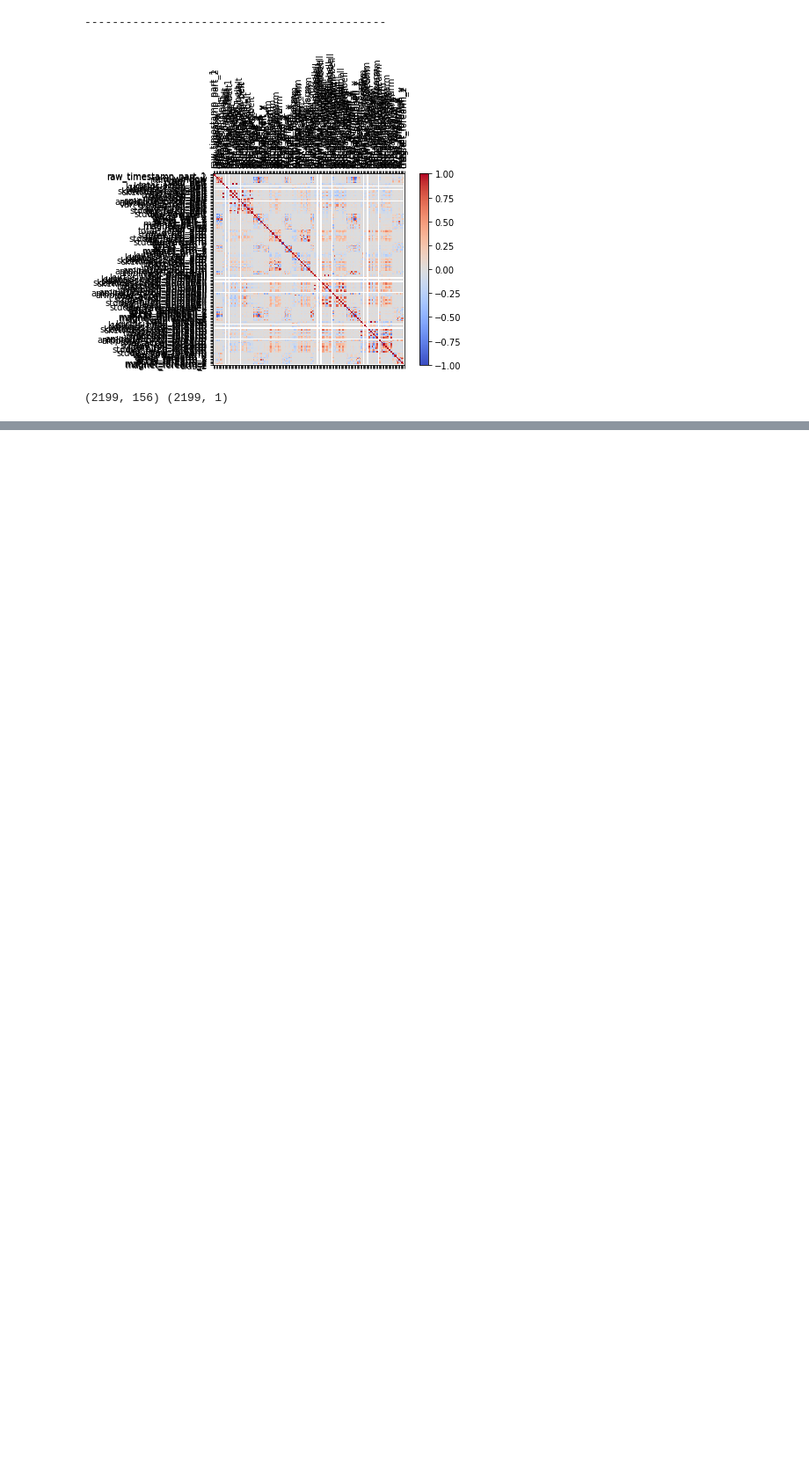
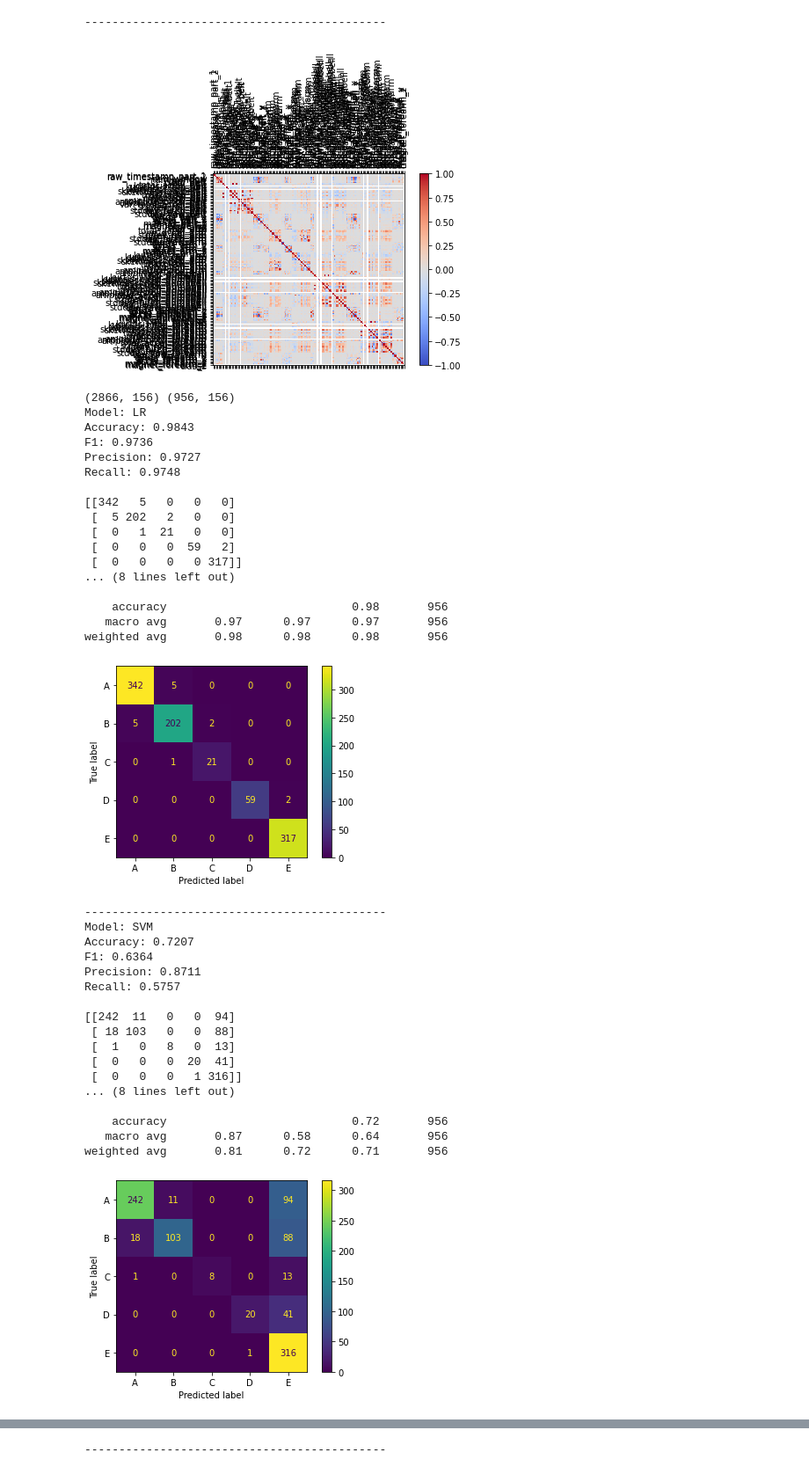
Before and after one commit to pythrick/arquitetura-dados, a Jupyter notebook: jupyter_patrick.ipynb, the cells around one changed output, grey strips where cells are left out. Shown at 88% size. Drawn from its saved outputs; the diff is of its cells as text; code cells hidden in the pictures; blank space fills up the shorter version.

Commit message:
Ajusta parametro contamination para 0.05 e faz a remoção de outliers na base completa

```diff
--- a/jupyter_patrick.ipynb
+++ b/jupyter_patrick.ipynb
@@ -94,15 +94,53 @@ plt.show()
 # %%
 from sklearn.ensemble import IsolationForest
 
 
 # identify outliers in the training dataset
-iso = IsolationForest(contamination=0.1)
-predict = iso.fit_predict(X_train)
+iso = IsolationForest(contamination=0.05)
+predict = iso.fit_predict(df.iloc[:, 0:-1])
 
 mask = predict != -1
 
-X_train, y_train = X_train.iloc[mask], y_train.iloc[mask]
-# summarize the shape of the updated training dataset
-print(X_train.shape, y_train.shape)
+X_train, X_test, y_train, y_test = engine.create_train_test(df.iloc[mask])
+# # summarize the shape of the updated training dataset
+print(X_train.shape, X_test.shape)
+
+base_padrao_predict = engine.fit_and_predict(X_train, X_test, y_train, y_test)
+engine.plot_results(base_padrao_predict, X_test, y_test)
 # %% [output]
-(2199, 156) (2199, 1)
+(2866, 156) (956, 156)
+Model: LR
+Accuracy: 0.9843
+F1: 0.9736
+Precision: 0.9727
+Recall: 0.9748
+
+[[342   5   0   0   0]
+ [  5 202   2   0   0]
+ [  0   1  21   0   0]
+ [  0   0   0  59   2]
+ [  0   0   0   0 317]]
+... (8 lines left out)
+
+    accuracy                           0.98       956
+   macro avg       0.97      0.97      0.97       956
+weighted avg       0.98      0.98      0.98       956
+[figure, added]
+--------------------------------------------
+Model: SVM
+Accuracy: 0.7207
+F1: 0.6364
+Precision: 0.8711
+Recall: 0.5757
+
+[[242  11   0   0  94]
+ [ 18 103   0   0  88]
+ [  1   0   8   0  13]
+ [  0   0   0  20  41]
+ [  0   0   0   1 316]]
+... (8 lines left out)
+
+    accuracy                           0.72       956
+   macro avg       0.87      0.58      0.64       956
+weighted avg       0.81      0.72      0.71       956
+[figure, added]
@@ -108,0 +165 @@ print(X_train.shape, y_train.shape)
+--------------------------------------------
```
Also changed, not shown: parts of 3 cells of this notebook.
